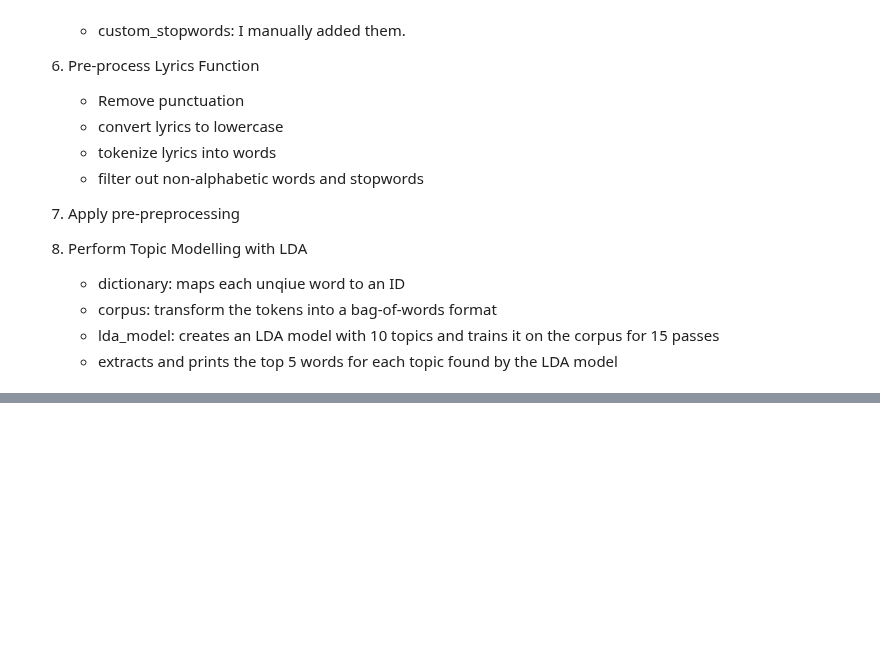
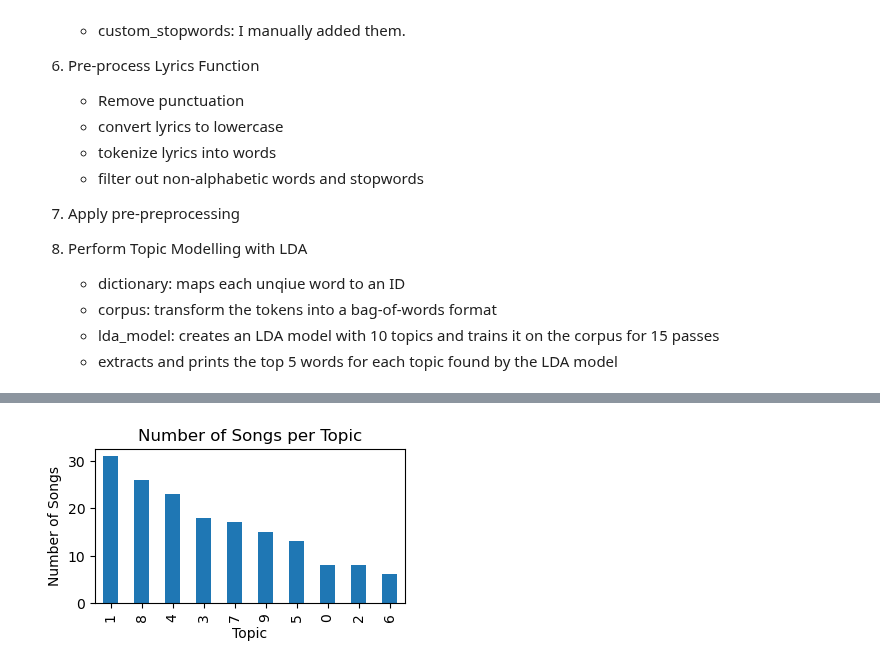
Before and after one commit to asyikin22/Python-for-Data-Analysis, a Jupyter notebook: PROJECTS/Spotify/themes.ipynb, the cells around one changed output, grey strips where cells are left out. Saved outputs shown, nothing was run; the diff lists cells and outputs as text; code cells hidden in the pictures; blank space fills up the shorter version.

```diff
--- a/PROJECTS/Spotify/themes.ipynb
+++ b/PROJECTS/Spotify/themes.ipynb
@@ -172,3 +212,6 @@ song_theme[['artist','song', 'translated_lyrics', 'Dominant_Topic', 'Topic_Proba
 # #save df to a csv file
 # csv_path = './Dataset/LDA_sentiment.csv'
 # song_theme.to_csv(csv_path)
+# %%
+lda_theme = pd.read_csv(r'./Dataset/LDA_sentiment.csv')
+lda_theme.head()
@@ -174,0 +263,13 @@ song_theme[['artist','song', 'translated_lyrics', 'Dominant_Topic', 'Topic_Proba
+# %%
+import matplotlib.pyplot as plt
+
+# topic freq distr
+topic_distr = lda_theme['Dominant_Topic'].value_counts()
+
+topic_distr.plot(kind='bar', figsize=(4,2))
+plt.xlabel('Topic')
+plt.ylabel('Number of Songs')
+plt.title('Number of Songs per Topic')
+plt.show()
+# %% [output]
+[figure, added]
```
Also changed, not shown: parts of 15 cells of this notebook, 1 other file.
